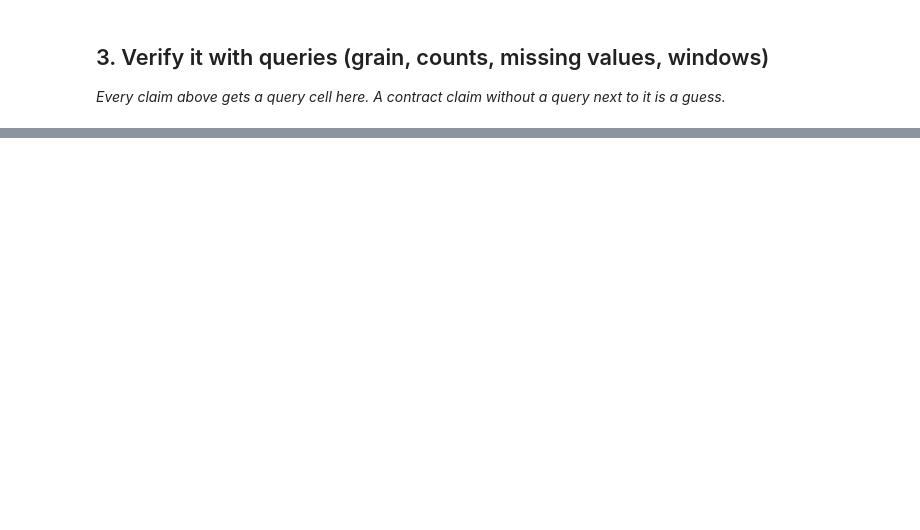
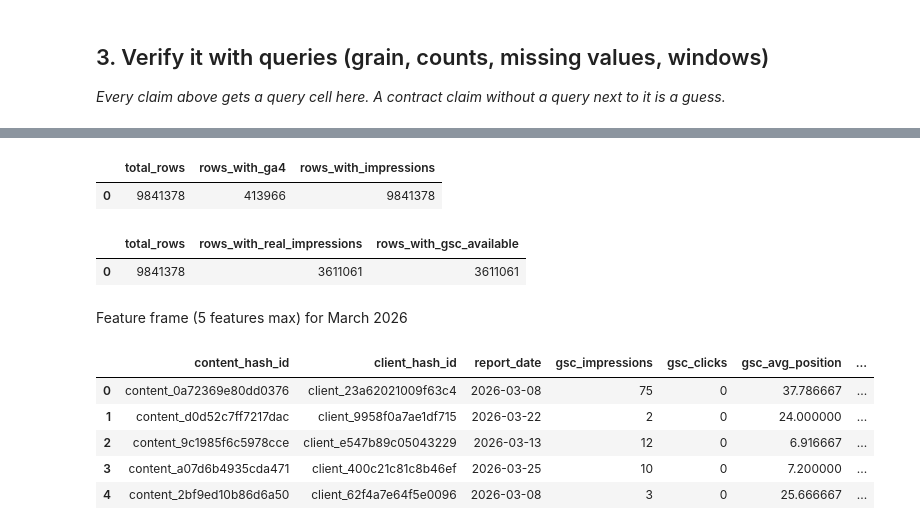
Before and after one commit to codingsheep17/flyrank-ml-internship, a Jupyter notebook: work/notebooks/w03_data_contract.ipynb, the cells around one changed output, grey strips where cells are left out. Cells and saved outputs as stored; diff of their text form; code cells hidden in the pictures; blank space fills up the shorter version.

```diff
--- a/work/notebooks/w03_data_contract.ipynb
+++ b/work/notebooks/w03_data_contract.ipynb
@@ -8,0 +38,11 @@ This skeleton is yours to fill. Work the sections **in order** — each one has
+# %%
+import duckdb
+
+con = duckdb.connect()
+con.sql(f"""
+CREATE SECRET hf_token (
+    TYPE huggingface,
+    TOKEN '{os.environ["HF_TOKEN"]}'
+);
+""")
+print("DuckDB secret configured")
@@ -26,0 +159,52 @@ This skeleton is yours to fill. Work the sections **in order** — each one has
+# %%
+availability_check = con.sql("""
+SELECT
+    COUNT(*) as total_rows,
+    COUNT(*) FILTER (WHERE ga4_data_available IS TRUE) as rows_with_ga4,
+    COUNT(*) FILTER (WHERE gsc_impressions IS NOT NULL) as rows_with_impressions
+FROM 'hf://datasets/FlyRank/internship-warehouse/fact_content_daily_performance/month=2026-03/*.parquet'
+""").df()
+
+availability_check
+# %% [output]
+|  | total_rows | rows_with_ga4 | rows_with_impressions |
+| 0 | 9841378 | 413966 | 9841378 |
+# %%
+impressions_check = con.sql("""
+SELECT
+    COUNT(*) as total_rows,
+    COUNT(*) FILTER (WHERE gsc_impressions > 0) as rows_with_real_impressions,
+    COUNT(*) FILTER (WHERE gsc_data_available IS TRUE) as rows_with_gsc_available
+FROM 'hf://datasets/FlyRank/internship-warehouse/fact_content_daily_performance/month=2026-03/*.parquet'
+""").df()
+
+impressions_check
+# %% [output]
+|  | total_rows | rows_with_real_impressions | rows_with_gsc_available |
+| 0 | 9841378 | 3611061 | 3611061 |
+# %% [markdown]
+Feature frame (5 features max) for March 2026
+# %%
+features_df = con.sql("""
+SELECT
+    content_hash_id,
+    client_hash_id,
+    report_date,
+    gsc_impressions,
+    gsc_clicks,
+    gsc_avg_position,
+    ga4_sessions,
+    ga4_engaged_sessions
+FROM 'hf://datasets/FlyRank/internship-warehouse/fact_content_daily_performance/month=2026-03/*.parquet'
+WHERE gsc_data_available IS TRUE AND gsc_impressions > 0
+USING SAMPLE 5000 ROWS
+""").df()
+
+features_df.head()
+# %% [output]
+|  | content_hash_id | client_hash_id | report_date | gsc_impressions | gsc_clicks | gsc_avg_position | ... |
+| 0 | content_0a72369e80dd0376 | client_23a62021009f63c4 | 2026-03-08 | 75 | 0 | 37.786667 | ... |
+| 1 | content_d0d52c7ff7217dac | client_9958f0a7ae1df715 | 2026-03-22 | 2 | 0 | 24.000000 | ... |
+| 2 | content_9c1985f6c5978cce | client_e547b89c05043229 | 2026-03-13 | 12 | 0 | 6.916667 | ... |
+| 3 | content_a07d6b4935cda471 | client_400c21c81c8b46ef | 2026-03-25 | 10 | 0 | 7.200000 | ... |
+| 4 | content_2bf9ed10b86d6a50 | client_62f4a7e64f5e0096 | 2026-03-08 | 3 | 0 | 25.666667 | ... |
```
Also changed, not shown: parts of 20 cells of this notebook.
